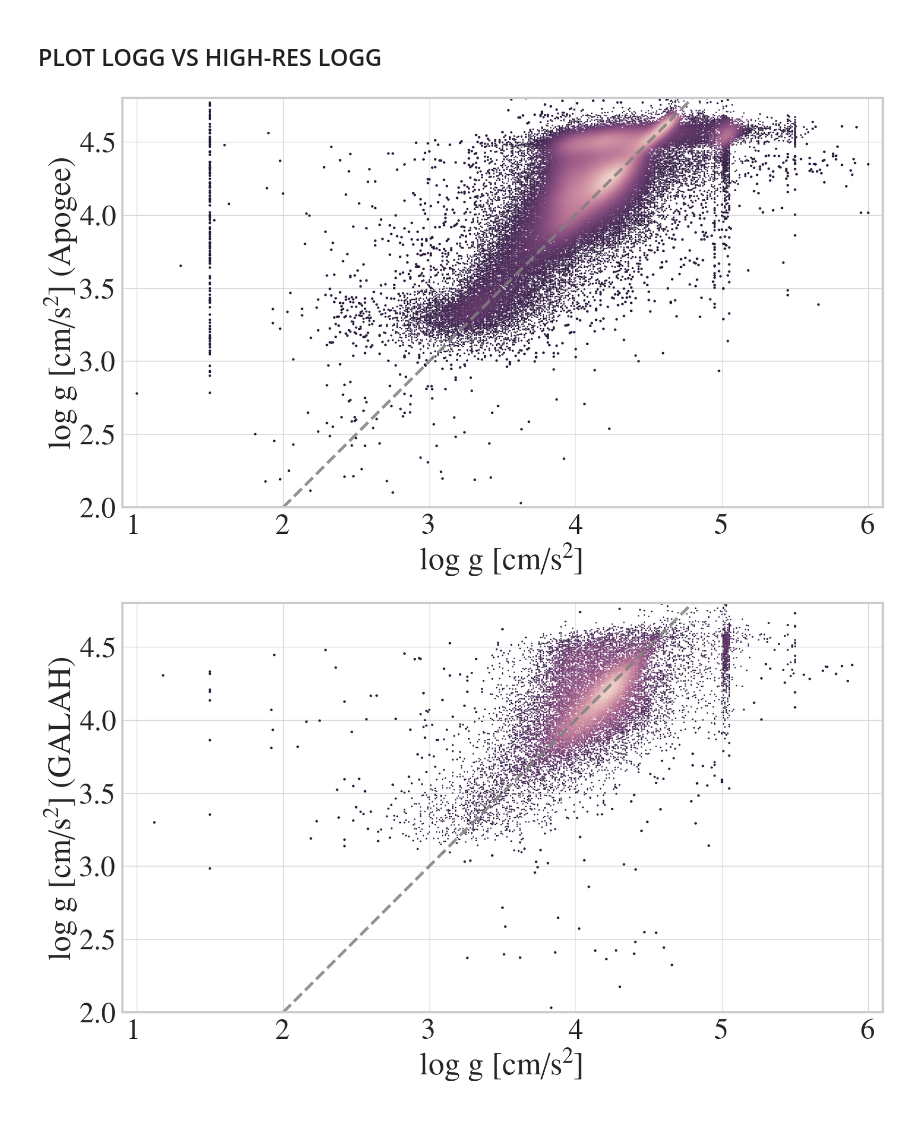
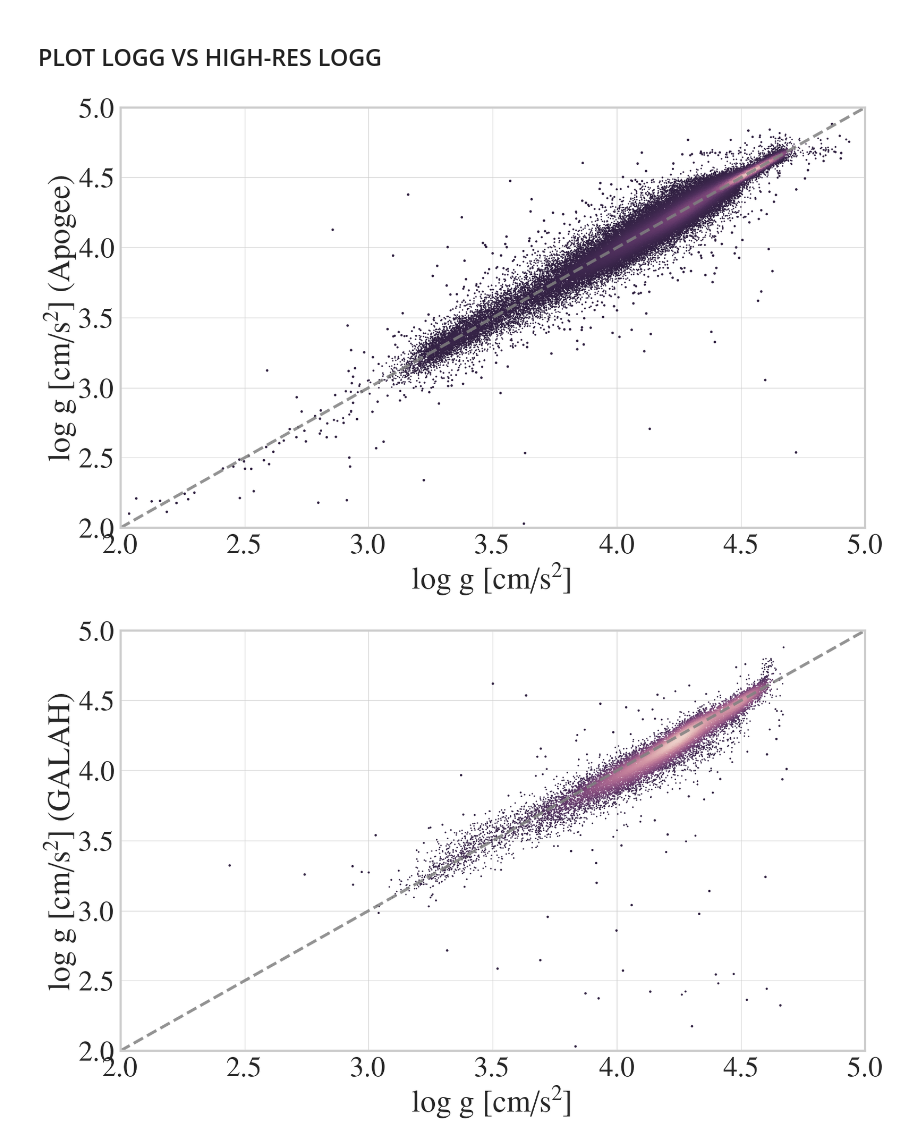
Before and after one commit to ChrisBoettner/plato, a Jupyter notebook: notebooks/A_survey_comparison.ipynb, the cells around one changed output. Saved outputs shown, nothing was run; the diff lists cells and outputs as text; code cells hidden in the pictures.

```diff
--- a/notebooks/A_survey_comparison.ipynb
+++ b/notebooks/A_survey_comparison.ipynb
@@ -74,7 +74,6 @@ for dataset, name in {"_apogee": "(Apogee)", "_galah": "(GALAH)"}.items():
     metallicity_scatter.set_xlim(xlim)
     metallicity_scatter.set_ylim(ylim)
     metallicity_scatter.set_ylabel(f"[Fe/H] {name}")
-    metallicity_scatter.set_aspect("equal")
 
     FigureProcessor(metallicity_scatter).save(
         f"metallicity_scatterplot{dataset}.pdf",
@@ -102,41 +101,40 @@ for dataset, name in {"_apogee": "(Apogee)", "_galah": "(GALAH)"}.items():
         s=np.clip(np.sqrt(1 / kernel), 4, 12),
         rasterized=True,
     )
-    xlim = (0.9, 6.1)
-    ylim = (2, 4.8)
+    xlim = (2, 5)
+    ylim = (2, 5)
 
     logg_scatter.axvline(
         0,
         color="grey",
         linewidth=1.5,
     )
     logg_scatter.axhline(
         0,
         color="grey",
         linewidth=1.5,
     )
     logg_scatter.plot(
         [ylim[0], xlim[1]],
         [ylim[0], xlim[1]],
         color="grey",
         linewidth=4,
         linestyle="--",
         alpha=0.85,
         rasterized=True,
     )
 
     logg_scatter.set_xlim(xlim)
     logg_scatter.set_ylim(ylim)
     logg_scatter.set_xlabel(rf"log g [cm/s$^2$]")
     logg_scatter.set_ylabel(rf"log g [cm/s$^2$] {name}")
-    logg_scatter.set_aspect("equal")
 
     FigureProcessor(logg_scatter).save(
         f"logg_scatterplot{dataset}.pdf",
         figure_directory=figure_directory,
         save=save,
     )
     plt.show()
 # %% [output]
-[figure, old version]
+[figure, new version]
-[figure, old version]
+[figure, new version]
```
Also changed, not shown: parts of 1 cell of this notebook, 7 other files.
